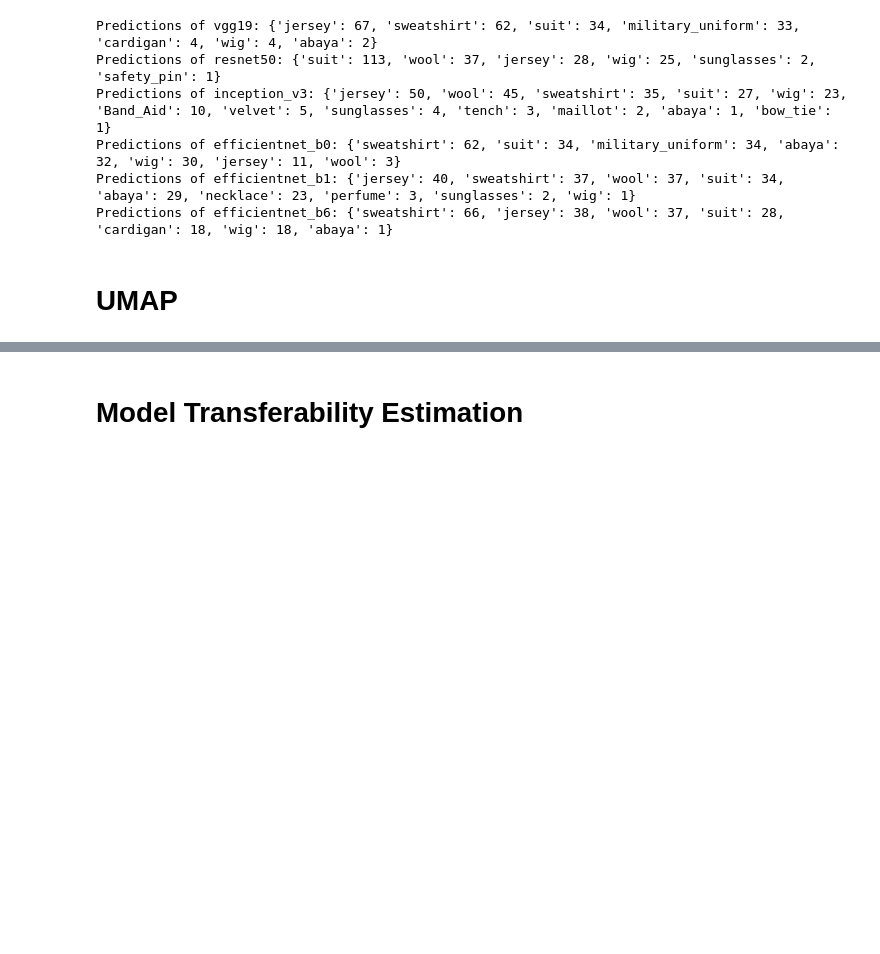
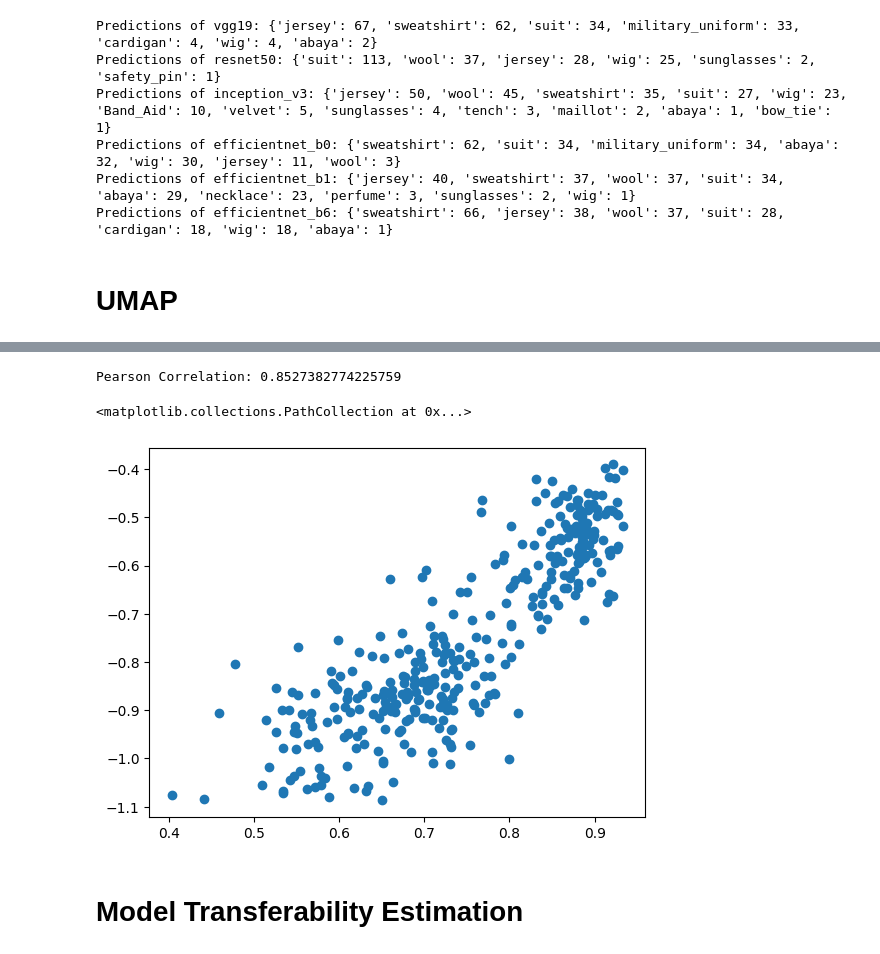
Before and after one commit to ADA-SITE-JML/gesture_face_features, a Jupyter notebook: code/hgr_pytorch.ipynb, the cells around one changed output, grey strips where cells are left out. Cells and saved outputs as stored; diff of their text form; code cells hidden in the pictures; blank space fills up the shorter version.

```diff
--- a/code/hgr_pytorch.ipynb
+++ b/code/hgr_pytorch.ipynb
@@ -375,3 +391,15 @@ plt.show()
+# %%
+gmm_nleep_scores = [get_nleep_score(cluster) for cluster in ce_gmm.scored_clusters]
+gmm_scores = [cluster.score for cluster in ce_gmm.scored_clusters]
+
+correlation = np.corrcoef(gmm_scores, gmm_nleep_scores)[0, 1]
+print(f"Pearson Correlation: {correlation}")
+
+plt.scatter(gmm_scores, gmm_nleep_scores)
+# %% [output]
+Pearson Correlation: 0.8527382774225759
+<matplotlib.collections.PathCollection at 0x...>
+[figure, added]
 # %% [markdown]
 # Model Transferability Estimation
 # %% [markdown]
```
Also changed, not shown: parts of 26 cells of this notebook.
